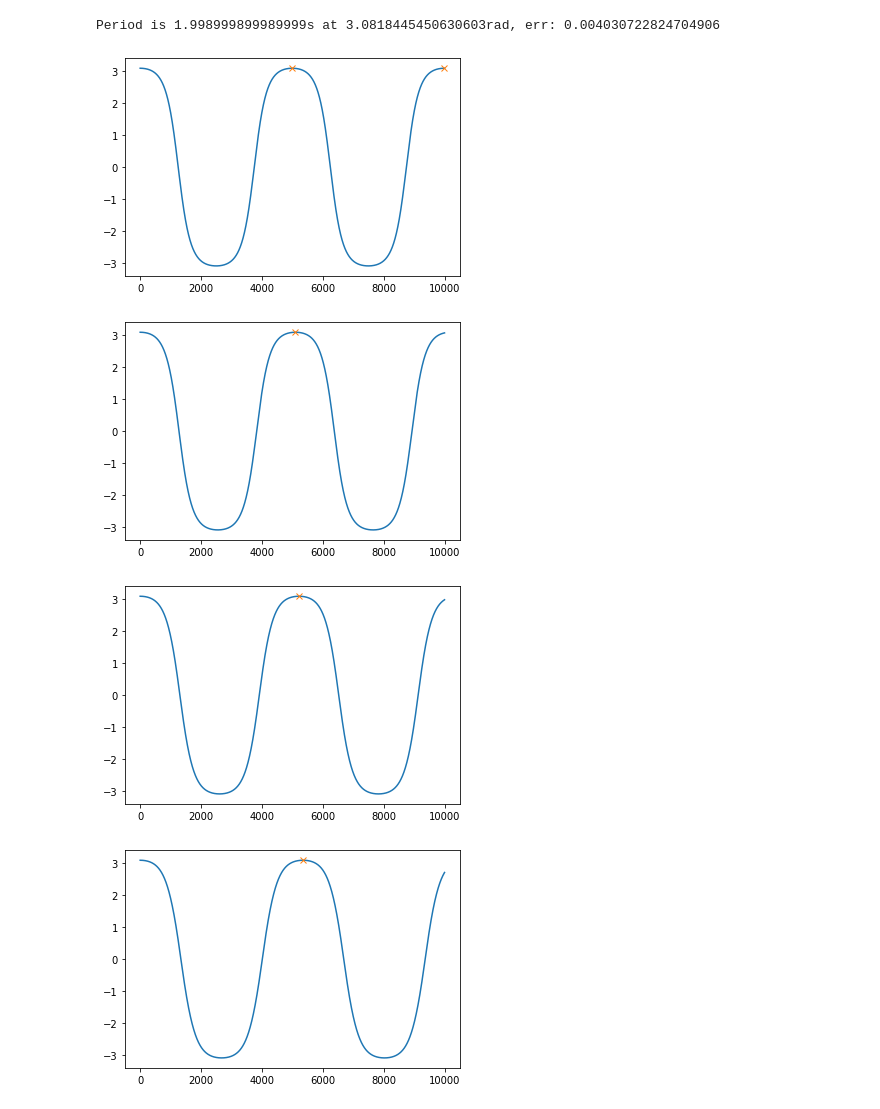
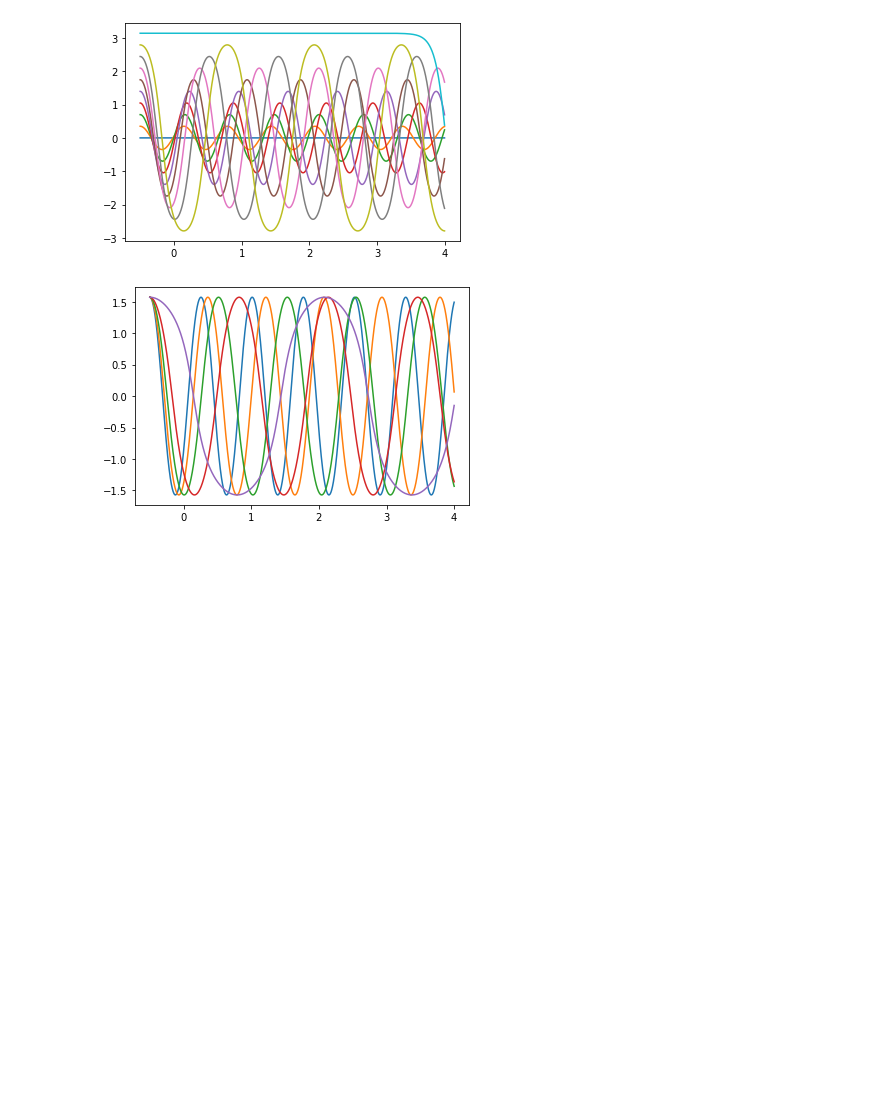
Before and after one commit to austinbeauch/thirdyearphys, a Jupyter notebook: 321A/A2_Beauchamp.ipynb, the cells around one changed output. Cells and saved outputs as stored; diff of their text form; code cells hidden in the pictures; blank space fills up the shorter version.

```diff
--- a/321A/A2_Beauchamp.ipynb
+++ b/321A/A2_Beauchamp.ipynb
@@ -15,7 +20,7 @@ def dy_dt(initial, t, delta):
     y1, y2 = initial
     return [y2, - omega**2 * np.sin(y1) * (1 - delta * np.abs(np.sin(y1)))]
 # %%
-t_start = 0
+t_start = -0.5
 t_end = 4
 n = 10000
 t = np.linspace(t_start, t_end, n)
@@ -24,3 +29,7 @@ y0 = [theta_0, theta_prime_0]
 delta = 0
 
 sol = odeint(dy_dt, y0, t, args=(delta,))
+plt.plot(t, sol[:, 0], 'b')
+plt.title("Motion of a pendulum, $\delta=0$")
+plt.xlabel("Time"); plt.ylabel("Position (rad)")
+plt.show()
@@ -36,39 +38,39 @@ from scipy.signal import find_peaks
 # %%
-npar = 1000
+npar = 10
 par = np.linspace(1e-4,np.pi, npar)
 for i in range(npar):
-    y0 = [par[i], theta_prime_0]
-    sol = odeint(dy_dt, y0, t, args=(delta,))
+    y_initial = [par[i], theta_prime_0]
+    sol = odeint(dy_dt, y_initial, t, args=(delta,))
     x = sol[:, 0]
+    plt.plot(t, x)
     peaks, _ = find_peaks(x, height=0)
     try:
         period = t[peaks][1] - t[peaks][0]
         err = abs(((T - period) / T))
         if err <= 0.01:
-            print(f"Period is {period}s at {par[i]}rad, err: {err}")
+            print(f"Period is {round(period, 4)}s at {round(par[i], 4)}rad, err: {round(err, 5)}")
             break
     except IndexError:
         pass  # no peaks
+plt.show()
 # %% [output]
-Period is 1.998999899989999s at 3.0818445450630603rad, err: 0.004030722824704906
+[figure, added]
 # %%
-deltas = list(range(-10,10))
-deltas = np.linspace(0,1,10)
+deltas = np.linspace(0.0,0.95,5)
 periods = []
 for delt in deltas:
+    if delt == 1:
+        periods.append(0)
+        continue
     sol = odeint(dy_dt, y0, t, args=(delt,))
     x = sol[:, 0]
+    plt.plot(t, x)
     peaks, _ = find_peaks(x, height=0)
     try:
         period = t[peaks][1] - t[peaks][0]
     except IndexError:
         period = t[peaks][0]
     periods.append(period)
-    plt.plot(x)
-    plt.plot(peaks, x[peaks], "x")
-    plt.show()
+plt.show()
 # %% [output]
-[figure, old version]
+[figure, new version]
-[figure, removed]
-[figure, removed]
-[figure, removed]
```
Also changed, not shown: parts of 9 cells of this notebook, 12 other files.
